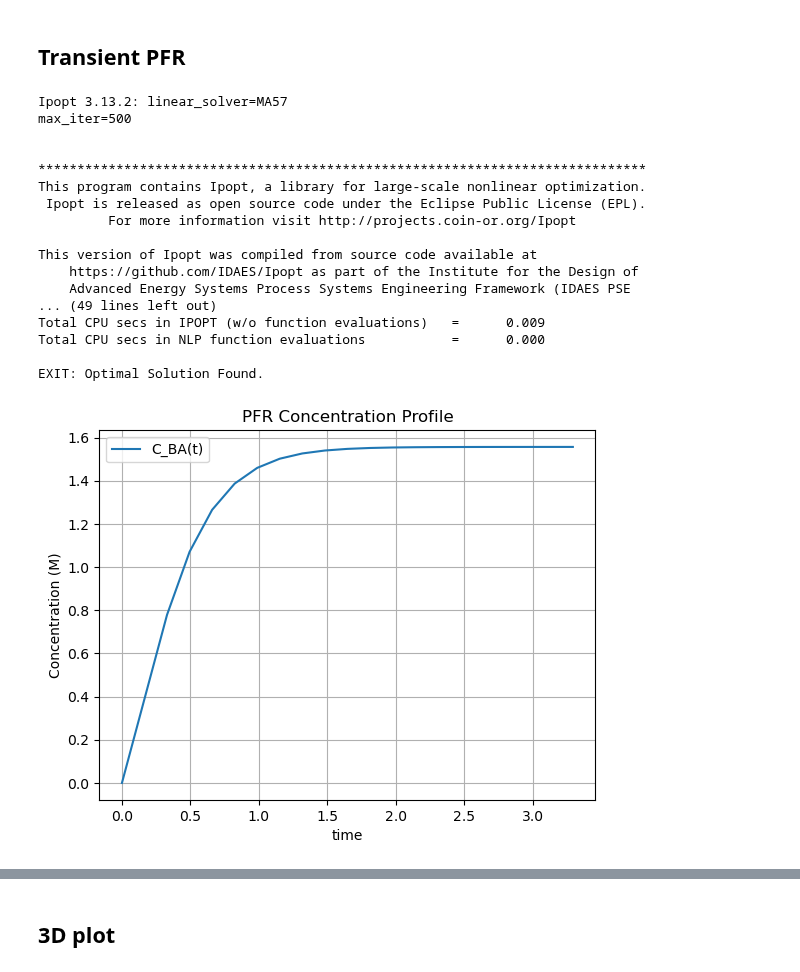
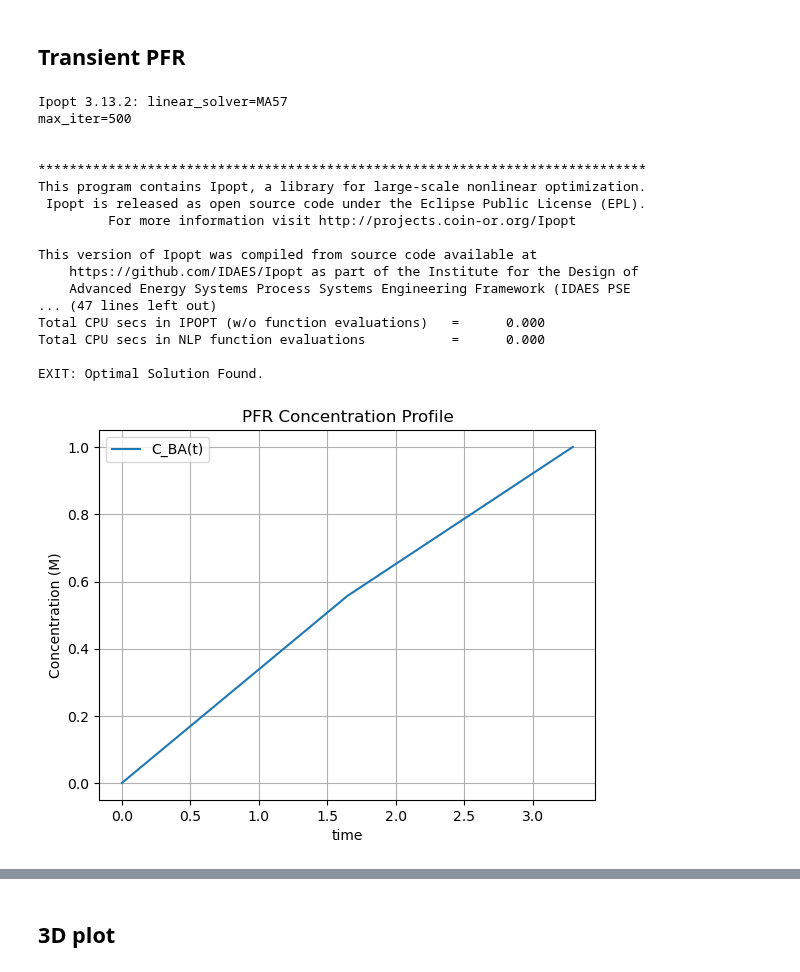
Before and after one commit to smondal13/optimization-project, a Jupyter notebook: MBDOE-project.ipynb, the cells around one changed output, grey strips where cells are left out. Drawn from its saved outputs; the diff is of its cells as text; code cells hidden in the pictures.

Commit message:
Solved the extra boundary condition issue with Alex

```diff
--- a/MBDOE-project.ipynb
+++ b/MBDOE-project.ipynb
@@ -414,7 +392,8 @@ EXIT: Optimal Solution Found.
 # %% [markdown]
 ## Transient PFR
 # %%
-nfe =20 # number of finite elements
+nfe_t = 2 # number of finite elements
+nfe_z = 3 # number of finite elements
 # SIMULATING THE MODEL USING IPOPT
 def BA_kinetics():
     m = pyo.ConcreteModel()
@@ -427,11 +406,11 @@ def BA_kinetics():
     m.z = ContinuousSet(bounds=(0, 20))  # length of the reactor: 20 dm
 
     # Define variables
-    m.C_BA = pyo.Var(m.t, m.z, initialize=1e-4)  # benzoic acid concentration in M
+    m.C_BA = pyo.Var(m.t, m.z, initialize=1e-4, bounds=(0, 100))  # benzoic acid concentration in M
 
     # Define derivative variables
-    m.dC_BA_dt = DerivativeVar(m.C_BA, wrt=m.t)
-    m.dC_BA_dz = DerivativeVar(m.C_BA, wrt=m.z)
+    m.dC_BA_dt = DerivativeVar(m.C_BA, wrt=m.t, bounds=(-1000, 1000))
+    m.dC_BA_dz = DerivativeVar(m.C_BA, wrt=m.z, bounds=(-1000, 1000))
 
     # Define parameters
     m.k =  pyo.Param(initialize = (10e-5 / m.SEC2MIN))  # reaction rate constant, min^-1
@@ -450,9 +429,12 @@ def BA_kinetics():
     # Define the differential equations
     @m.Constraint(m.t, m.z)
     def _pde_eqn(m, t, z):
-        return (
-                m.dC_BA_dt[t, z] == - (m.v0 / m.Ac) * m.dC_BA_dz[t, z] - m.k * m.C_BA[t, z]
-            )  # PDE of the concentration of BA
+        if z == 0:
+            return pyo.Constraint.Skip
+        else:
+            return (
+                    m.dC_BA_dt[t, z] == - (m.v0 / m.Ac) * m.dC_BA_dz[t, z] - m.k * m.C_BA[t, z]
+                )  # PDE of the concentration of BA
 
 
     # Boundary conditions
@@ -462,8 +444,8 @@ def BA_kinetics():
 
 
     # Discretize the model using finite difference
-    pyo.TransformationFactory("dae.finite_difference").apply_to(m, nfe=nfe, scheme="BACKWARD", wrt=m.t)  # discretize wrt time
-    pyo.TransformationFactory("dae.finite_difference").apply_to(m, nfe=nfe, scheme="BACKWARD", wrt=m.z)  # discretize wrt length
+    pyo.TransformationFactory("dae.finite_difference").apply_to(m, nfe=nfe_t, scheme="BACKWARD", wrt=m.t)  # discretize wrt time
+    pyo.TransformationFactory("dae.finite_difference").apply_to(m, nfe=nfe_z, scheme="BACKWARD", wrt=m.z)  # discretize wrt length
 
     # Let's define initial conditions for z>0
     for z in m.z:
@@ -471,7 +453,18 @@ def BA_kinetics():
             m.C_BA[0, z].fix(0)
 
     # Initial condition at the PFR outlet
-    m.dC_BA_dz[0, 20].fix(0)
+    # m.dC_BA_dz[0, 20].fix(0)
+
+    # Initial condition for first derivative wrt z at the PFR inlet
+    # for z in m.z:
+    #    m.dC_BA_dz[0,z].fix(0)
+
+    '''
+    def obj_C_BA(m):
+        return sum(m.dC_BA_dz[t, z] for t in m.t for z in m.z)
+
+    m.obj = pyo.Objective(rule=obj_C_BA, sense=pyo.maximize)
+    '''
 
     # Solve the model
     solver = SolverFactory("ipopt")
@@ -484,33 +477,33 @@ def BA_kinetics():
 result, model = BA_kinetics()
 # Extract results
 t_vals = list(model.t)
 z_vals = list(model.z)
 C_BA_vals = [model.C_BA[t, z_vals[2]]() for t in t_vals]
 
 # Plot the concentration profile
 plt.plot(t_vals, C_BA_vals, label='C_BA(t)')
 plt.xlabel('time')
 plt.ylabel('Concentration (M)')
 plt.title('PFR Concentration Profile')
 plt.legend()
 plt.grid()
 plt.show()
 # %% [output]
 Ipopt 3.13.2: linear_solver=MA57
 max_iter=500
 
 
 ******************************************************************************
 This program contains Ipopt, a library for large-scale nonlinear optimization.
  Ipopt is released as open source code under the Eclipse Public License (EPL).
          For more information visit http://projects.coin-or.org/Ipopt
 
 This version of Ipopt was compiled from source code available at
     https://github.com/IDAES/Ipopt as part of the Institute for the Design of
     Advanced Energy Systems Process Systems Engineering Framework (IDAES PSE
-... (49 lines left out)
-Total CPU secs in IPOPT (w/o function evaluations)   =      0.009
+... (47 lines left out)
+Total CPU secs in IPOPT (w/o function evaluations)   =      0.000
 Total CPU secs in NLP function evaluations           =      0.000
 
 EXIT: Optimal Solution Found.
-[figure, old version]
+[figure, new version]
```
Also changed, not shown: parts of 10 cells of this notebook.
